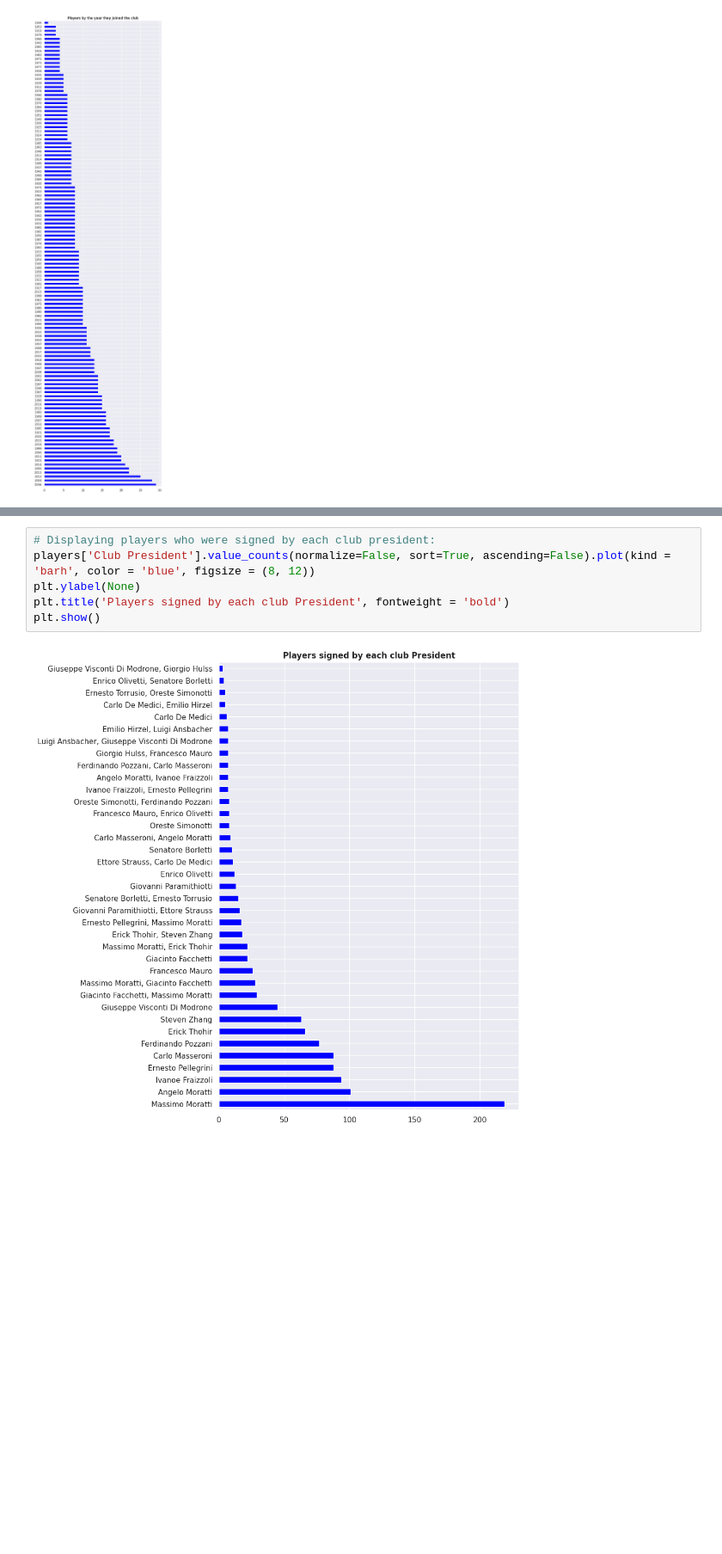
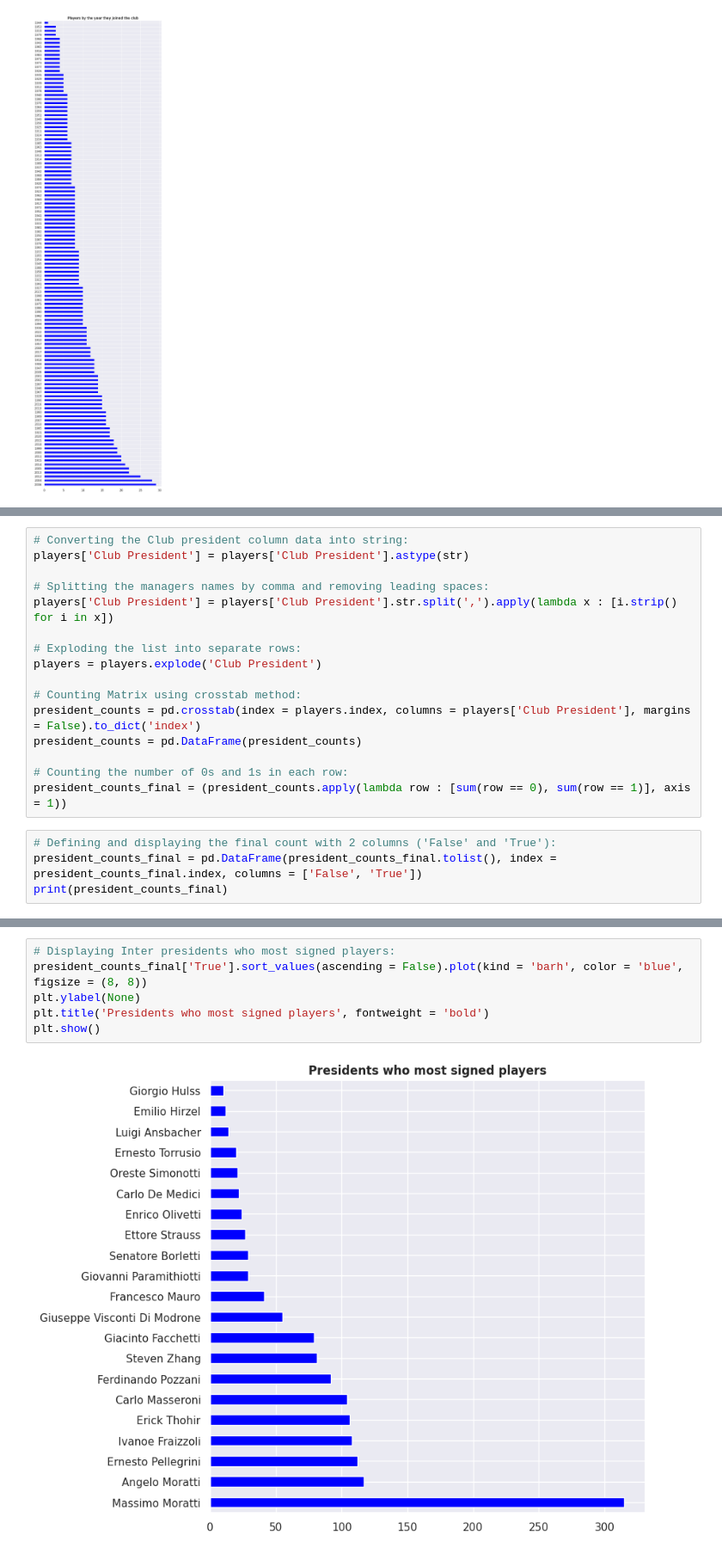
Before and after one commit to guilhermelaviola/InterMilan, a Jupyter notebook: AllPlayers.ipynb, the cells around one changed output, grey strips where cells are left out. Shown at 86% size. Drawn from its saved outputs; the diff is of its cells as text; blank space fills up the shorter version.

Commit message:
I updated the study by adding more complex algorithms to count the players signed by club president and manager in history.

```diff
--- a/AllPlayers.ipynb
+++ b/AllPlayers.ipynb
@@ -80,0 +85,20 @@ plt.show()
+# %%
+# Converting the Club president column data into string:
+players['Club President'] = players['Club President'].astype(str)
+
+# Splitting the managers names by comma and removing leading spaces:
+players['Club President'] = players['Club President'].str.split(',').apply(lambda x : [i.strip() for i in x])
+
+# Exploding the list into separate rows:
+players = players.explode('Club President')
+
+# Counting Matrix using crosstab method:
+president_counts = pd.crosstab(index = players.index, columns = players['Club President'], margins = False).to_dict('index')
+president_counts = pd.DataFrame(president_counts)
+
+# Counting the number of 0s and 1s in each row:
+president_counts_final = (president_counts.apply(lambda row : [sum(row == 0), sum(row == 1)], axis = 1))
+# %%
+# Defining and displaying the final count with 2 columns ('False' and 'True'):
+president_counts_final = pd.DataFrame(president_counts_final.tolist(), index = president_counts_final.index, columns = ['False', 'True'])
+print(president_counts_final)
@@ -81,9 +123,9 @@ plt.show()
 # %%
-# Displaying players who were signed by each club president:
-players['Club President'].value_counts(normalize=False, sort=True, ascending=False).plot(kind = 'barh', color = 'blue', figsize = (8, 12))
+# Displaying Inter presidents who most signed players:
+president_counts_final['True'].sort_values(ascending = False).plot(kind = 'barh', color = 'blue', figsize = (8, 8))
 plt.ylabel(None)
-plt.title('Players signed by each club President', fontweight = 'bold')
+plt.title('Presidents who most signed players', fontweight = 'bold')
 plt.show()
 # %% [output]
-[figure, old version]
+[figure, new version]
 # %%
```
Also changed, not shown: parts of 10 cells of this notebook.
